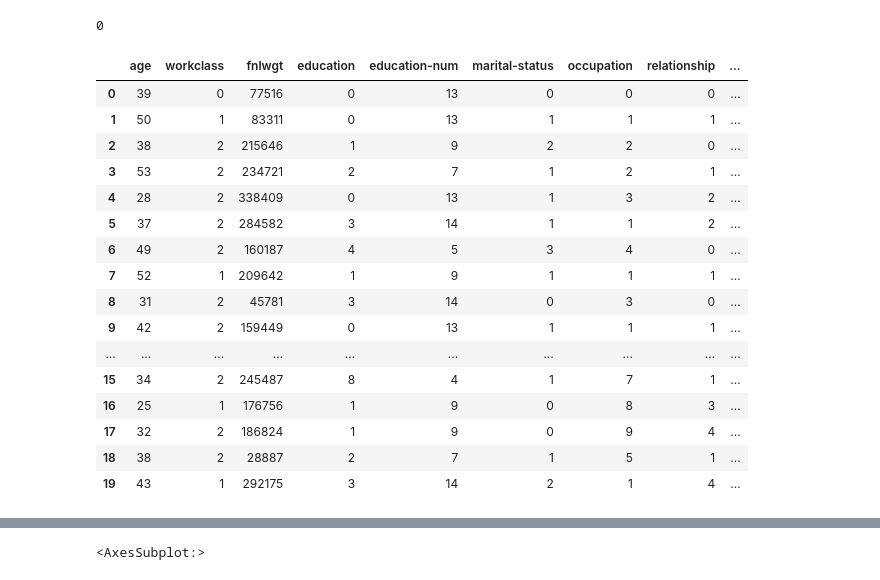
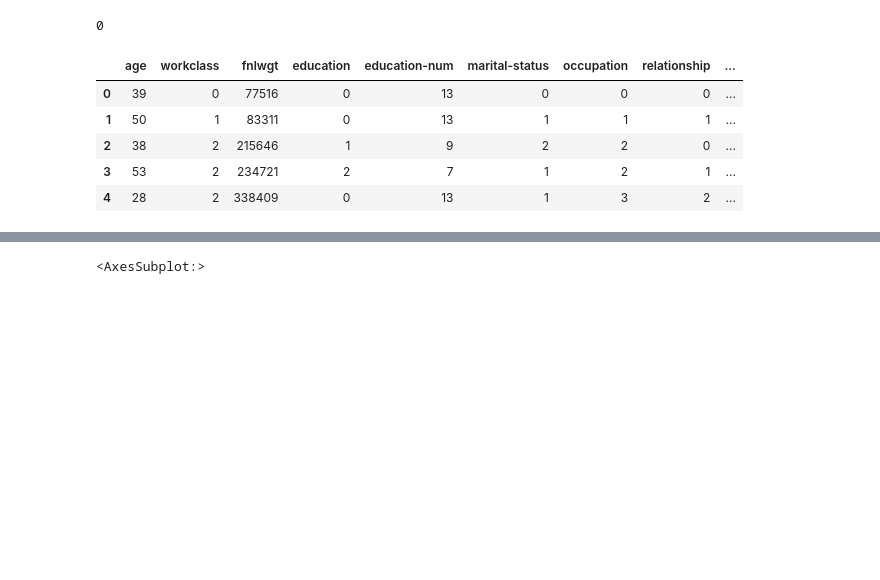
Before and after one commit to maryelo/us-income, a Jupyter notebook: us_income.ipynb, the cells around one changed output, grey strips where cells are left out. Drawn from its saved outputs; the diff is of its cells as text; code cells hidden in the pictures; blank space fills up the shorter version.

```diff
--- a/us_income.ipynb
+++ b/us_income.ipynb
@@ -59,25 +62,14 @@ test.isnull().sum().sum()
 # %% [output]
 0
 # %%
-full.head(20)
+full.head()
 # %% [output]
 |  | age | workclass | fnlwgt | education | education-num | marital-status | occupation | relationship | ... |
 | 0 | 39 | 0 | 77516 | 0 | 13 | 0 | 0 | 0 | ... |
 | 1 | 50 | 1 | 83311 | 0 | 13 | 1 | 1 | 1 | ... |
 | 2 | 38 | 2 | 215646 | 1 | 9 | 2 | 2 | 0 | ... |
 | 3 | 53 | 2 | 234721 | 2 | 7 | 1 | 2 | 1 | ... |
 | 4 | 28 | 2 | 338409 | 0 | 13 | 1 | 3 | 2 | ... |
-| 5 | 37 | 2 | 284582 | 3 | 14 | 1 | 1 | 2 | ... |
-| 6 | 49 | 2 | 160187 | 4 | 5 | 3 | 4 | 0 | ... |
-| 7 | 52 | 1 | 209642 | 1 | 9 | 1 | 1 | 1 | ... |
-| 8 | 31 | 2 | 45781 | 3 | 14 | 0 | 3 | 0 | ... |
-| 9 | 42 | 2 | 159449 | 0 | 13 | 1 | 1 | 1 | ... |
-| ... | ... | ... | ... | ... | ... | ... | ... | ... | ... |
-| 15 | 34 | 2 | 245487 | 8 | 4 | 1 | 7 | 1 | ... |
-| 16 | 25 | 1 | 176756 | 1 | 9 | 0 | 8 | 3 | ... |
-| 17 | 32 | 2 | 186824 | 1 | 9 | 0 | 9 | 4 | ... |
-| 18 | 38 | 2 | 28887 | 2 | 7 | 1 | 5 | 1 | ... |
-| 19 | 43 | 1 | 292175 | 3 | 14 | 2 | 1 | 4 | ... |
 # %%
 full.dtypes
 # %% [output]
```
Also changed, not shown: parts of 32 cells of this notebook, 1 other file.
